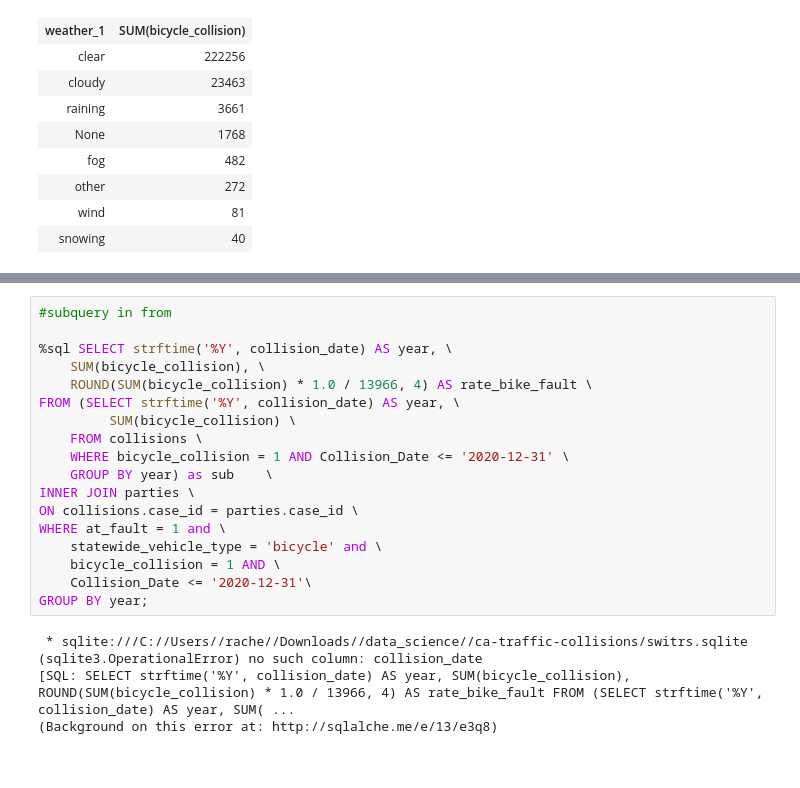
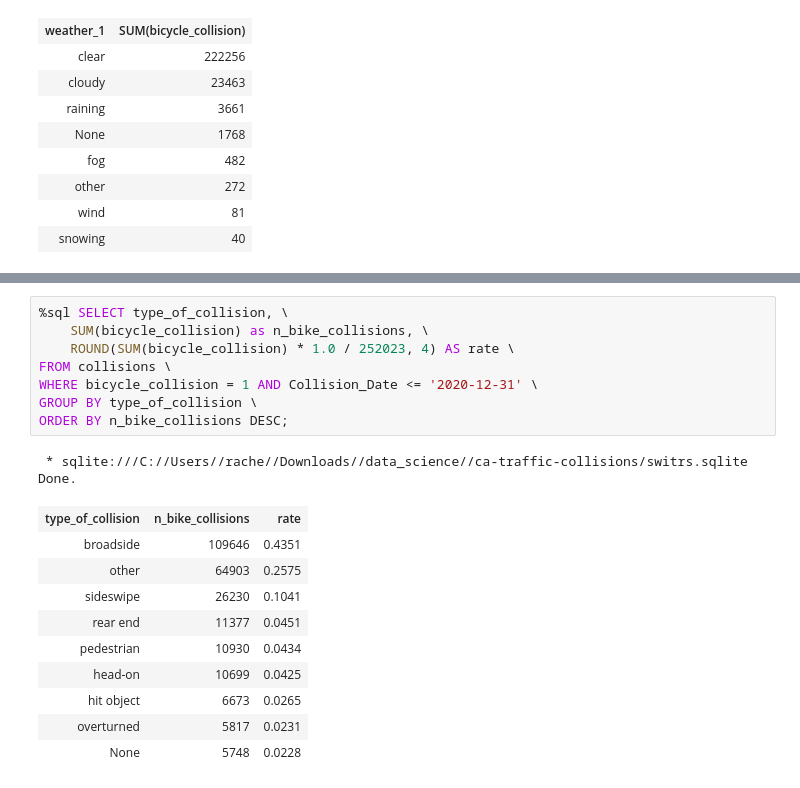
Before and after one commit to nomdeplume4reb/ca-traffic-collisions, a Jupyter notebook: cycling.ipynb, the cells around one changed output, grey strips where cells are left out. Cells and saved outputs as stored; diff of their text form.

```diff
--- a/cycling.ipynb
+++ b/cycling.ipynb
@@ -297,23 +312,21 @@ Done.
 # %%
-#subquery in from
-
-%sql SELECT strftime('%Y', collision_date) AS year, \
-    SUM(bicycle_collision), \
-    ROUND(SUM(bicycle_collision) * 1.0 / 13966, 4) AS rate_bike_fault \
-FROM (SELECT strftime('%Y', collision_date) AS year, \
-         SUM(bicycle_collision) \
-    FROM collisions \
-    WHERE bicycle_collision = 1 AND Collision_Date <= '2020-12-31' \
-    GROUP BY year) as sub    \
-INNER JOIN parties \
-ON collisions.case_id = parties.case_id \
-WHERE at_fault = 1 and \
-    statewide_vehicle_type = 'bicycle' and \
-    bicycle_collision = 1 AND \
-    Collision_Date <= '2020-12-31'\
-GROUP BY year;
+%sql SELECT type_of_collision, \
+    SUM(bicycle_collision) as n_bike_collisions, \
+    ROUND(SUM(bicycle_collision) * 1.0 / 252023, 4) AS rate \
+FROM collisions \
+WHERE bicycle_collision = 1 AND Collision_Date <= '2020-12-31' \
+GROUP BY type_of_collision \
+ORDER BY n_bike_collisions DESC;
 # %% [output]
  * sqlite:///C://Users//rache//Downloads//data_science//ca-traffic-collisions/switrs.sqlite
-(sqlite3.OperationalError) no such column: collision_date
-[SQL: SELECT strftime('%Y', collision_date) AS year, SUM(bicycle_collision), ROUND(SUM(bicycle_collision) * 1.0 / 13966, 4) AS rate_bike_fault FROM (SELECT strftime('%Y', collision_date) AS year, SUM( ...
-(Background on this error at: http://sqlalche.me/e/13/e3q8)
+Done.
+| type_of_collision | n_bike_collisions | rate |
+| broadside | 109646 | 0.4351 |
+| other | 64903 | 0.2575 |
+| sideswipe | 26230 | 0.1041 |
+| rear end | 11377 | 0.0451 |
+| pedestrian | 10930 | 0.0434 |
+| head-on | 10699 | 0.0425 |
+| hit object | 6673 | 0.0265 |
+| overturned | 5817 | 0.0231 |
+| None | 5748 | 0.0228 |
```
Also changed, not shown: parts of 13 cells of this notebook.
